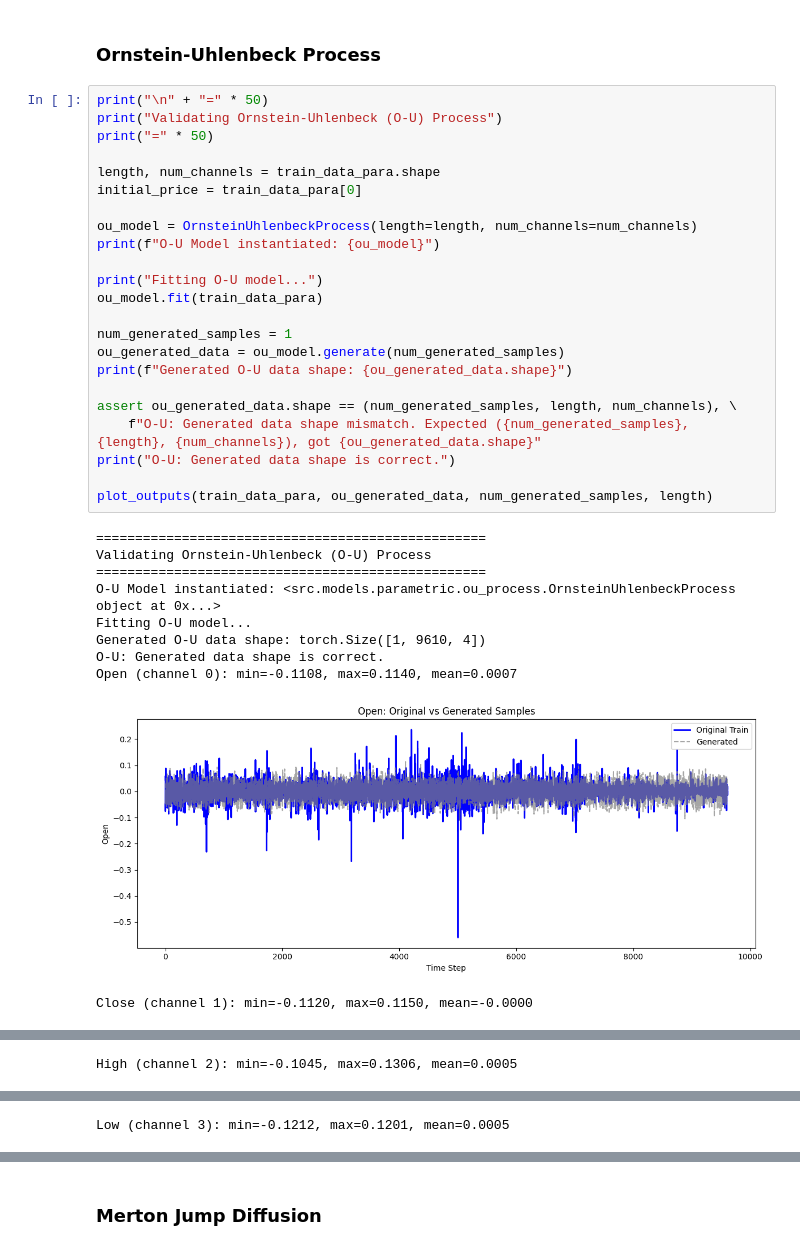
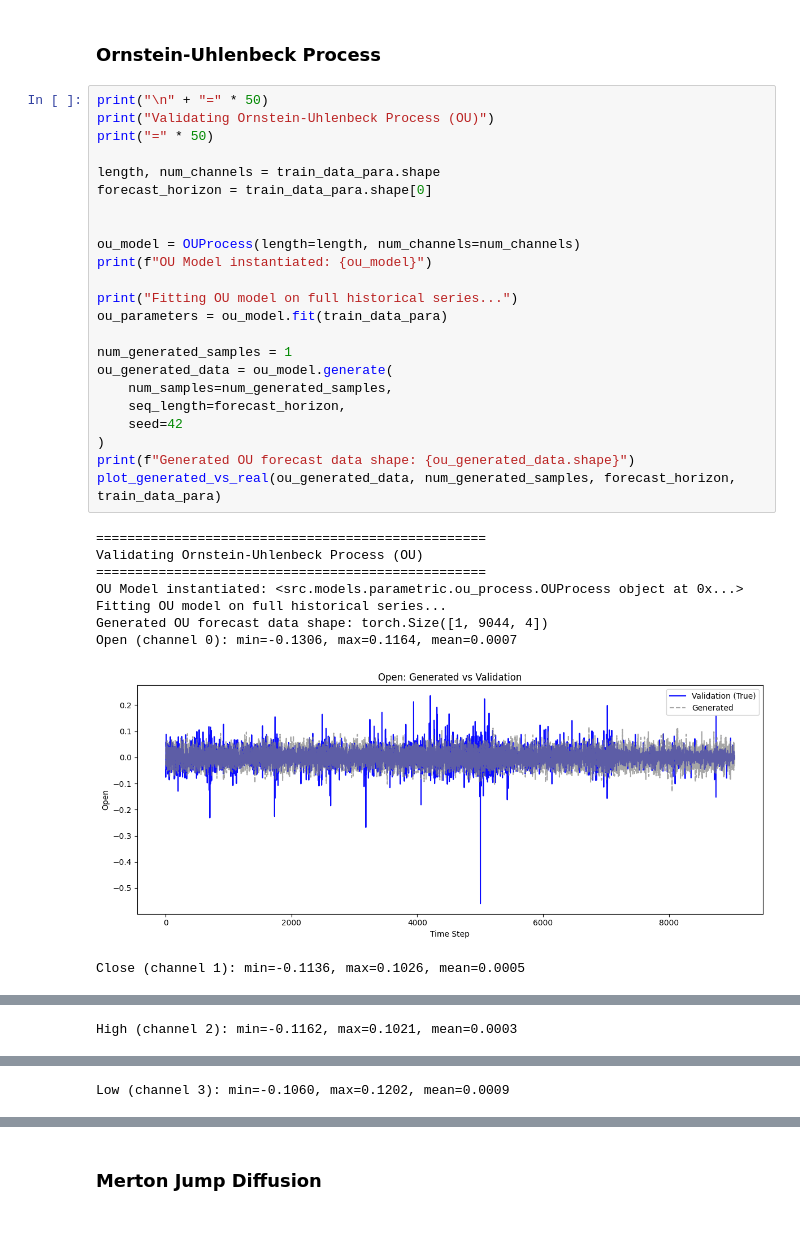
Before and after one commit to eddisonpham/StonkBench, a Jupyter notebook: notebooks/model_validation.ipynb, the cells around one changed output, grey strips where cells are left out. Cells and saved outputs as stored; diff of their text form.

```diff
--- a/notebooks/model_validation.ipynb
+++ b/notebooks/model_validation.ipynb
@@ -215,35 +220,34 @@ Low (channel 3): min=-0.1202, max=0.1051, mean=0.0004
 ### Ornstein-Uhlenbeck Process
 # %%
 print("\n" + "=" * 50)
-print("Validating Ornstein-Uhlenbeck (O-U) Process")
+print("Validating Ornstein-Uhlenbeck Process (OU)")
 print("=" * 50)
 
 length, num_channels = train_data_para.shape
-initial_price = train_data_para[0]
+forecast_horizon = train_data_para.shape[0]
 
-ou_model = OrnsteinUhlenbeckProcess(length=length, num_channels=num_channels)
-print(f"O-U Model instantiated: {ou_model}")
 
-print("Fitting O-U model...")
-ou_model.fit(train_data_para)
+ou_model = OUProcess(length=length, num_channels=num_channels)
+print(f"OU Model instantiated: {ou_model}")
+
+print("Fitting OU model on full historical series...")
+ou_parameters = ou_model.fit(train_data_para)
 
 num_generated_samples = 1
-ou_generated_data = ou_model.generate(num_generated_samples)
-print(f"Generated O-U data shape: {ou_generated_data.shape}")
-
-assert ou_generated_data.shape == (num_generated_samples, length, num_channels), \
-    f"O-U: Generated data shape mismatch. Expected ({num_generated_samples}, {length}, {num_channels}), got {ou_generated_data.shape}"
-print("O-U: Generated data shape is correct.")
-
-plot_outputs(train_data_para, ou_generated_data, num_generated_samples, length)
+ou_generated_data = ou_model.generate(
+    num_samples=num_generated_samples,
+    seq_length=forecast_horizon,
+    seed=42
+)
+print(f"Generated OU forecast data shape: {ou_generated_data.shape}")
+plot_generated_vs_real(ou_generated_data, num_generated_samples, forecast_horizon, train_data_para)
 # %% [output]
 ==================================================
-Validating Ornstein-Uhlenbeck (O-U) Process
+Validating Ornstein-Uhlenbeck Process (OU)
 ==================================================
-O-U Model instantiated: <src.models.parametric.ou_process.OrnsteinUhlenbeckProcess object at 0x...>
-Fitting O-U model...
-Generated O-U data shape: torch.Size([1, 9610, 4])
-O-U: Generated data shape is correct.
-Open (channel 0): min=-0.1108, max=0.1140, mean=0.0007
+OU Model instantiated: <src.models.parametric.ou_process.OUProcess object at 0x...>
+Fitting OU model on full historical series...
+Generated OU forecast data shape: torch.Size([1, 9044, 4])
+Open (channel 0): min=-0.1306, max=0.1164, mean=0.0007
-[figure, old version]
+[figure, new version]
-Close (channel 1): min=-0.1120, max=0.1150, mean=-0.0000
+Close (channel 1): min=-0.1136, max=0.1026, mean=0.0005
@@ -251 +255 @@ Close (channel 1): min=-0.1120, max=0.1150, mean=-0.0000
-High (channel 2): min=-0.1045, max=0.1306, mean=0.0005
+High (channel 2): min=-0.1162, max=0.1021, mean=0.0003
@@ -253 +257 @@ High (channel 2): min=-0.1045, max=0.1306, mean=0.0005
-Low (channel 3): min=-0.1212, max=0.1201, mean=0.0005
+Low (channel 3): min=-0.1060, max=0.1202, mean=0.0009
```
Also changed, not shown: parts of 25 cells of this notebook, 25 other files.
